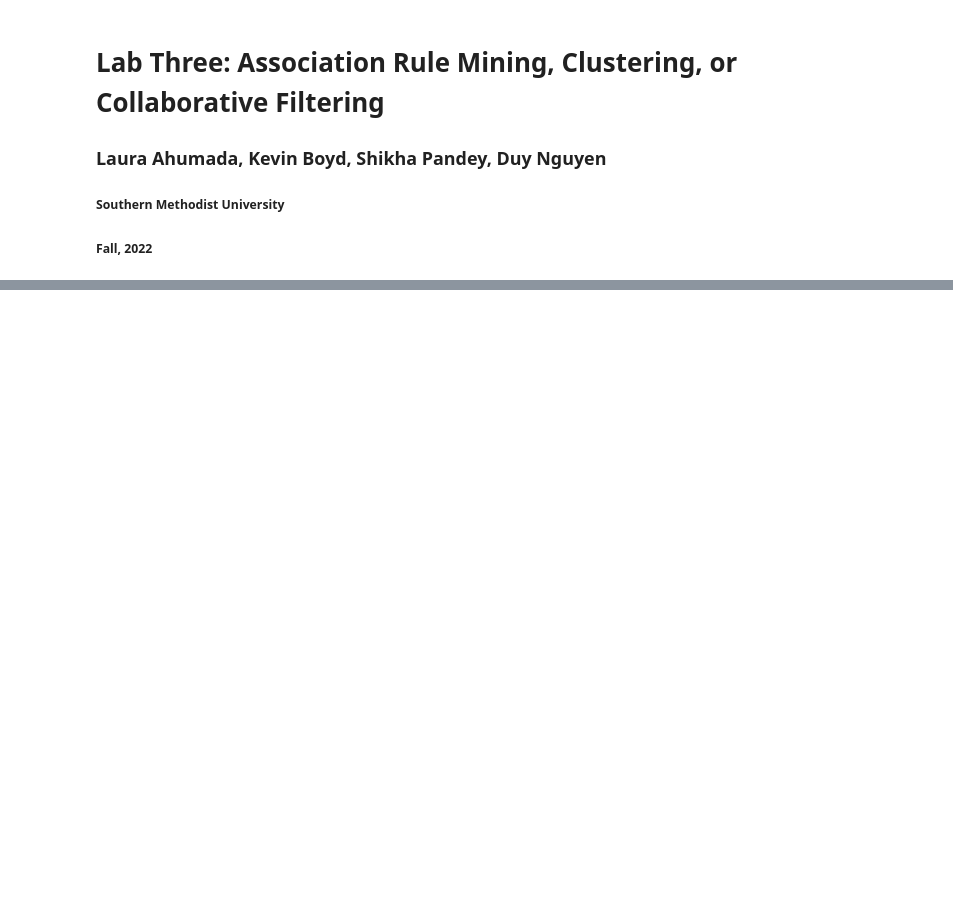
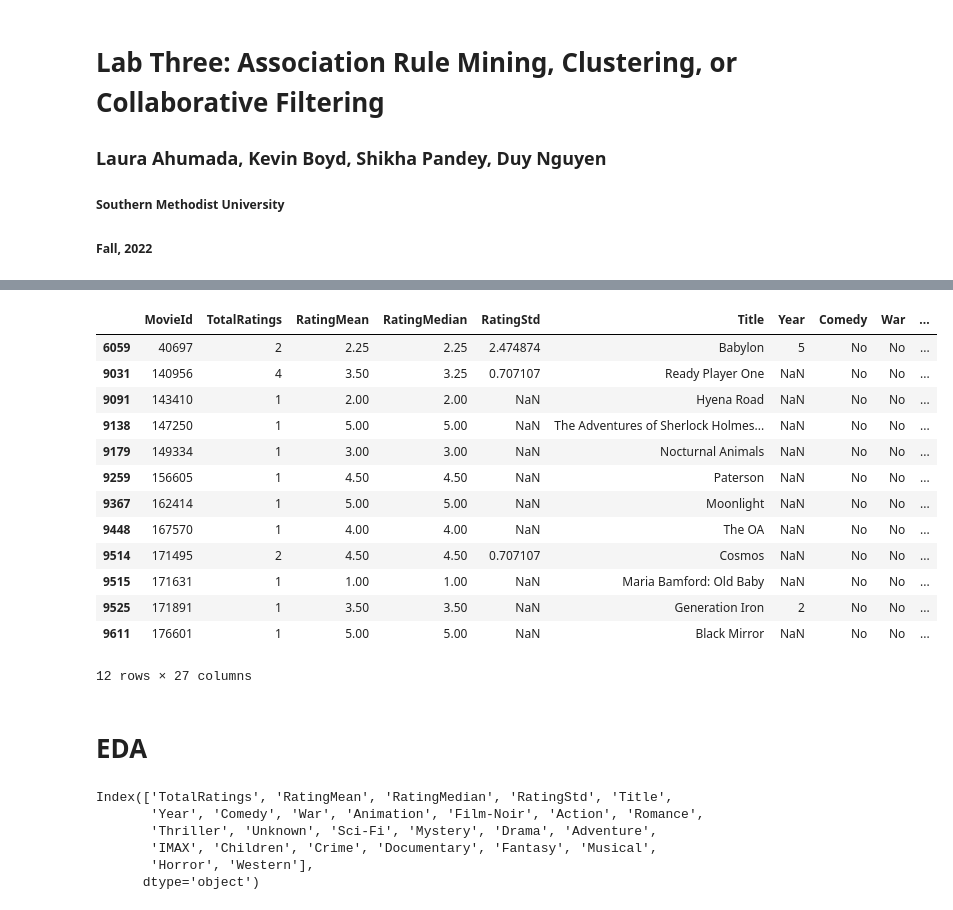
Before and after one commit to lauraah10/MachineLearning_Projects, a Jupyter notebook: Lab3_Clustering.ipynb, the cells around one changed output, grey strips where cells are left out. Cells and saved outputs as stored; diff of their text form; code cells hidden in the pictures; blank space fills up the shorter version.

```diff
--- a/Lab3_Clustering.ipynb
+++ b/Lab3_Clustering.ipynb
@@ -52,0 +10,14 @@ movies_final = pd.read_csv('movies_final.csv')
+# %%
+#Reading the files
+df_movies = pd.read_csv('movies.csv')
+df_ratings = pd.read_csv('ratings.csv')
+
+#Merging the Dataset
+df_merge1=df_movies.merge(df_ratings,how="outer",on="movieId")
+# %%
+#Getting Df from a Movie Perspective
+#Modify df to our getting info on rating saving it on its own column
+updated=df_merge1.groupby("movieId").agg({"rating":("count",np.mean, np.median, np.std), "title":['first'],"genres":['first']})
+updated=updated.reset_index()
+#Fix columns names
+updated.columns=["MovieId","TotalRatings","RatingMean","RatingMedian","RatingStd","Title","Genres"]
@@ -52,0 +39,5 @@ movies_final = pd.read_csv('movies_final.csv')
+# %%
+#Removing Year from the title and creating a year column
+import re
+updated['Year']=updated['Title'].str.findall(r'([-+]?\d*\.\d+|\d+)').str[-1]
+updated['Title']=updated["Title"].replace('[0-9,()]+','',regex=True)
@@ -52,0 +63,12 @@ movies_final = pd.read_csv('movies_final.csv')
+# %%
+# Now let's update Genres by setting a column for each and removing the current Genres column
+
+#all genres
+genres_list=set([x  for y in updated['Genres'] for x in y.split("|")])
+
+#Create Column for each of the Genres
+for i in genres_list:
+    updated[i]=["Yes" if i in x.split("|") else "No" for x in updated["Genres"]]
+
+#droping Genres column
+updated=updated.drop("Genres",axis=1)
@@ -52,0 +103,20 @@ movies_final = pd.read_csv('movies_final.csv')
+# %%
+#updated[updated["Year"].apply(lambda x: len(str(x))<4]
+updated[updated["Year"].apply(lambda x: len(str(x)) < 4)]
+# %% [output]
+|  | MovieId | TotalRatings | RatingMean | RatingMedian | RatingStd | Title | Year | Comedy | War | ... |
+| 6059 | 40697 | 2 | 2.25 | 2.25 | 2.474874 | Babylon | 5 | No | No | ... |
+| 9031 | 140956 | 4 | 3.50 | 3.25 | 0.707107 | Ready Player One | NaN | No | No | ... |
+| 9091 | 143410 | 1 | 2.00 | 2.00 | NaN | Hyena Road | NaN | No | No | ... |
+| 9138 | 147250 | 1 | 5.00 | 5.00 | NaN | The Adventures of Sherlock Holmes... | NaN | No | No | ... |
+| 9179 | 149334 | 1 | 3.00 | 3.00 | NaN | Nocturnal Animals | NaN | No | No | ... |
+| 9259 | 156605 | 1 | 4.50 | 4.50 | NaN | Paterson | NaN | No | No | ... |
+| 9367 | 162414 | 1 | 5.00 | 5.00 | NaN | Moonlight | NaN | No | No | ... |
+| 9448 | 167570 | 1 | 4.00 | 4.00 | NaN | The OA | NaN | No | No | ... |
+| 9514 | 171495 | 2 | 4.50 | 4.50 | 0.707107 | Cosmos | NaN | No | No | ... |
+| 9515 | 171631 | 1 | 1.00 | 1.00 | NaN | Maria Bamford: Old Baby | NaN | No | No | ... |
+| 9525 | 171891 | 1 | 3.50 | 3.50 | NaN | Generation Iron | 2 | No | No | ... |
+| 9611 | 176601 | 1 | 5.00 | 5.00 | NaN | Black Mirror | NaN | No | No | ... |
+12 rows × 27 columns
+# %% [markdown]
+# EDA
@@ -52,0 +128,9 @@ movies_final = pd.read_csv('movies_final.csv')
+# %%
+ModelData.columns
+# %% [output]
+Index(['TotalRatings', 'RatingMean', 'RatingMedian', 'RatingStd', 'Title',
+       'Year', 'Comedy', 'War', 'Animation', 'Film-Noir', 'Action', 'Romance',
+       'Thriller', 'Unknown', 'Sci-Fi', 'Mystery', 'Drama', 'Adventure',
+       'IMAX', 'Children', 'Crime', 'Documentary', 'Fantasy', 'Musical',
+       'Horror', 'Western'],
+      dtype='object')
```
Also changed, not shown: parts of 19 cells of this notebook.
